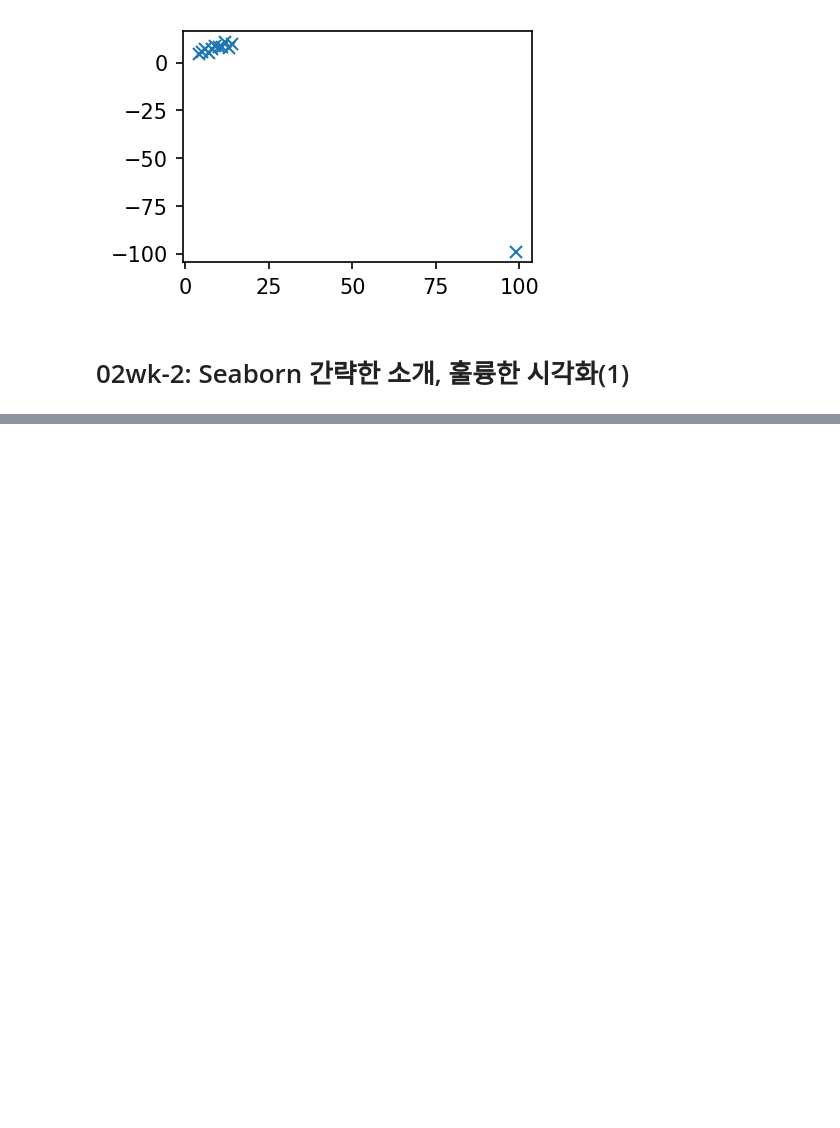
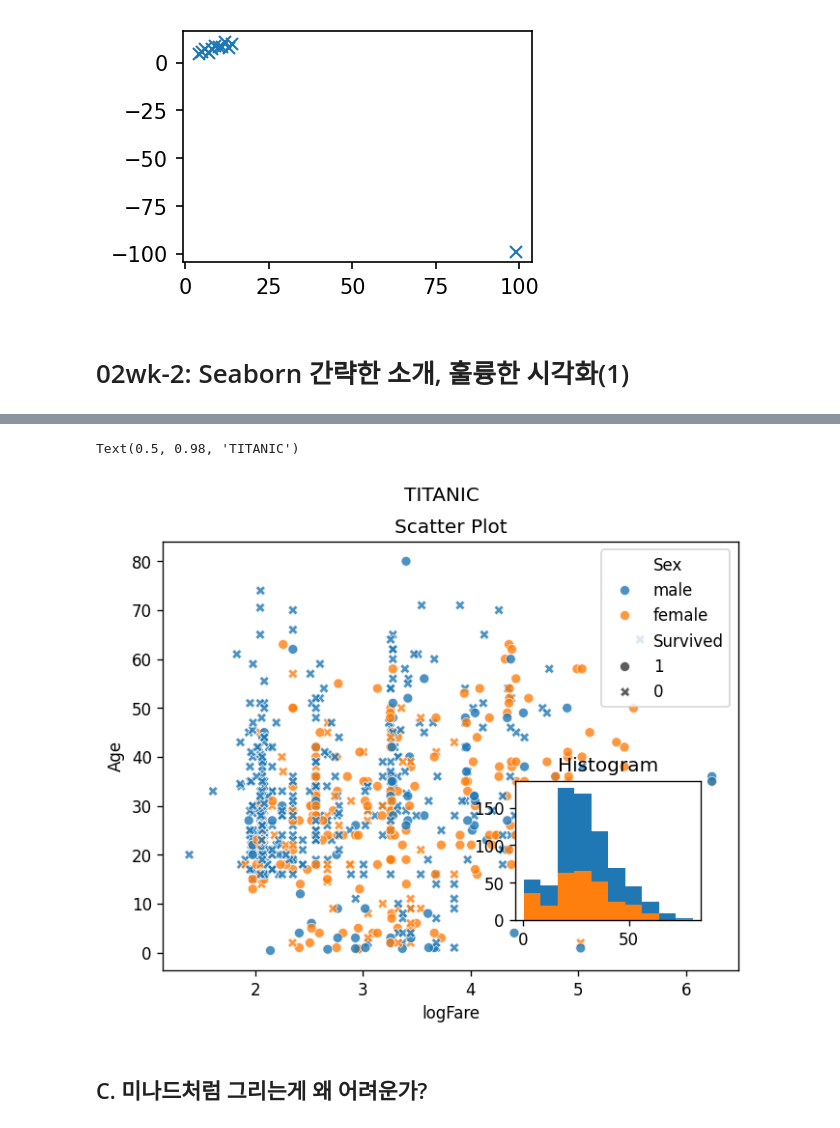
Before and after one commit to va4756/big_RaeJung, a Jupyter notebook: choi_guis_01.ipynb, the cells around one changed output, grey strips where cells are left out. Drawn from its saved outputs; the diff is of its cells as text; code cells hidden in the pictures; blank space fills up the shorter version.

```diff
--- a/choi_guis_01.ipynb
+++ b/choi_guis_01.ipynb
@@ -516,0 +561,24 @@ plt.plot(x1+[99], y1+[-99], 'x')
+# %%
+sns.scatterplot(
+    df,
+    x = 'logFare',
+    y = 'Age',
+    hue = 'Sex',
+    style='Survived', style_order=[1,0],
+    alpha = 0.8
+)
+fig = plt.gcf()
+ax = plt.gca()
+ax.set_title('Scatter Plot')
+fig.add_axes([0.6, 0.2, 0.25, 0.25])
+ax_mini = plt.gca()
+ax_mini.hist(df.Age)
+ax_mini.hist(df.Age[df.Survived==1])
+ax_mini.set_title('Histogram')
+
+fig.suptitle('TITANIC')
+# %% [output]
+Text(0.5, 0.98, 'TITANIC')
+[figure, added]
+# %% [markdown]
+## C. 미나드처럼 그리는게 왜 어려운가?
```
Also changed, not shown: parts of 16 cells of this notebook.
